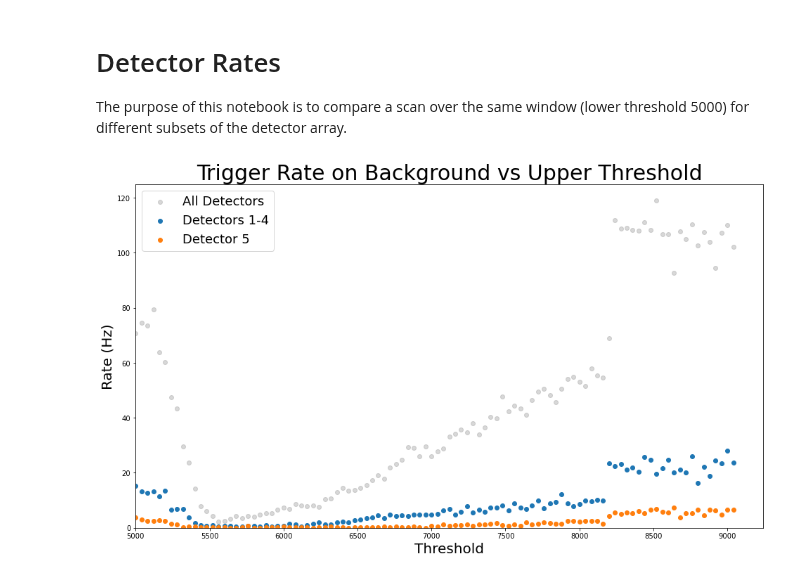
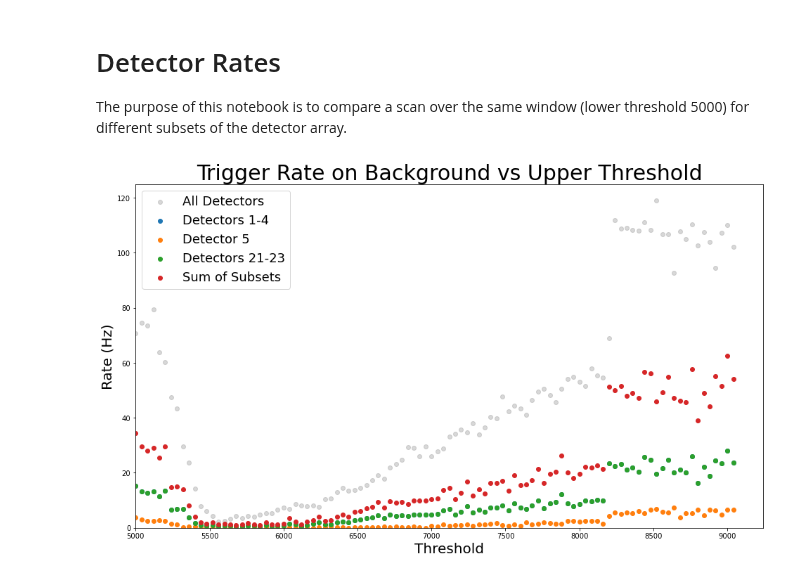
Before and after one commit to villano-lab/NaI_Array_Firmware, a Jupyter notebook: test_firmwares/UniversalTrigger1/Detector_Rates.ipynb, the cells around one changed output. Saved outputs shown, nothing was run; the diff lists cells and outputs as text; code cells hidden in the pictures.

Commit message:
Set up summing of subsets for plot.

```diff
--- a/test_firmwares/UniversalTrigger1/Detector_Rates.ipynb
+++ b/test_firmwares/UniversalTrigger1/Detector_Rates.ipynb
@@ -10,22 +10,29 @@ import matplotlib.pyplot as plt
 detall = pd.read_csv('data/NaIscanwindow_20220426_4_out.csv')
 det1_4 = pd.read_csv('data/NaIscanwindow_20220503_Det1-4_out.csv')
 det5 = pd.read_csv('data/NaIscanwindow_20220503_Det5_out.csv')
+
+det21_23 = pd.read_csv('data/NaIscanwindow_20220503_Det1-4_out.csv')
+
+x = detall.iloc[:,0]
+detsum_y = det1_4.iloc[:,1] + det5.iloc[:,1] + det21_23.iloc[:,1]
 # %%
 plt.figure(figsize=(16,9))
 
-plt.scatter(detall.iloc[:,0],detall.iloc[:,1],label="All Detectors",alpha=0.3,color='grey')
-plt.scatter(det1_4.iloc[:,0],det1_4.iloc[:,1],label="Detectors 1-4")
-plt.scatter(det5.iloc[:,0],det5.iloc[:,1],label="Detector 5")
+plt.scatter(x,detall.iloc[:,1],label="All Detectors",alpha=0.3,color='grey')
+plt.scatter(x,det1_4.iloc[:,1],label="Detectors 1-4")
+plt.scatter(x,det5.iloc[:,1],label="Detector 5")
+plt.scatter(x,det21_23.iloc[:,1],label="Detectors 21-23")
+plt.scatter(x,detsum_y,label="Sum of Subsets",color='black')
 
 plt.xlabel("Threshold",size=20)
 plt.ylabel("Rate (Hz)",size=20)
 plt.title("Trigger Rate on Background vs Upper Threshold",size=30)
 plt.rc('xtick', labelsize=16) #fontsize of the x tick labels
 plt.rc('ytick', labelsize=16) #fontsize of the y tick labels
 plt.xlim(5000)
 plt.ylim(0)
 
 plt.legend(fontsize=18)
 plt.show()
 # %% [output]
-[figure, old version]
+[figure, new version]
```
Also changed, not shown: 1 other file.
